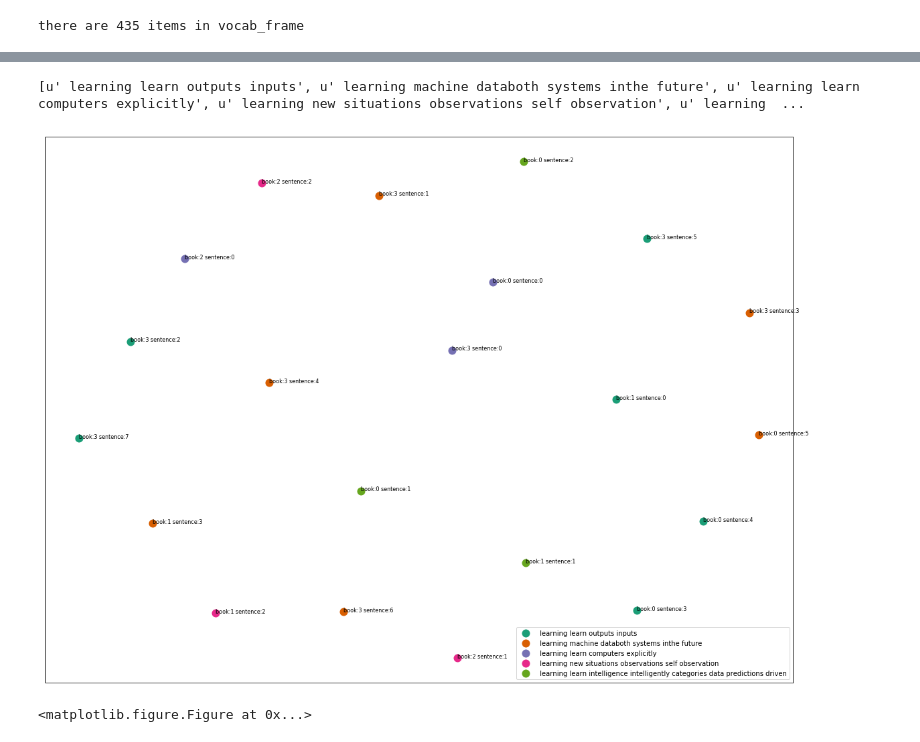
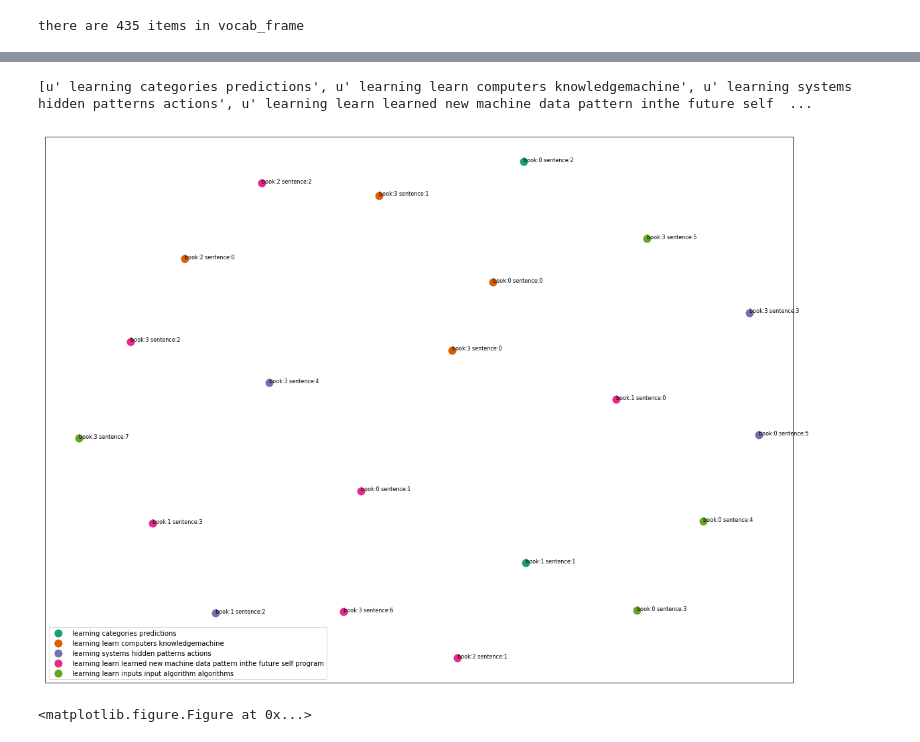
Before and after one commit to fateh288/important-highlight-multi-document, a Jupyter notebook: test1.ipynb, the cells around one changed output, grey strips where cells are left out. Cells and saved outputs as stored; diff of their text form; code cells hidden in the pictures.

Commit message:
Choosing each statement of a cluster

```diff
--- a/test1.ipynb
+++ b/test1.ipynb
@@ -183,0 +159,5 @@ print dist
+# %%
+from sklearn.decomposition import PCA
+pca=PCA(n_components=21)
+pca.fit(dist)
+print(pca.explained_variance_ratio_)
@@ -241,28 +228,33 @@ cluster_colors = {0: '#1b9e77', 1: '#d95f02', 2: '#7570b3', 3: '#e7298a', 4: '#6
 
 #set up cluster names using a dict
 # %%
-cluster_names = []
+clusterNames = []
+tempClusterStatements = []
 for i in range(0,numClusters,1) :
-    cluster_names.append("")
+    clusterNames.append("")
+    tempClusterStatements.append("")
 from gensim.summarization import keywords, summarize
 clusterStatements = []
 for i in range(0,numClusters,1) :
-    clusterStatements.append("")
+    clusterStatements.append([])
+# for i in range(0,numClusters,1) :
+#     clusterStatements.append("")
 #print clusterStatements
-for i in range(0, 19, 1) :
-    clusterStatements[clusters[i]] += paragraphs[i]
+for i in range(0, len(paragraphs), 1) :
+    clusterStatements[clusters[i]].append(paragraphs[i])
+    tempClusterStatements[clusters[i]] += paragraphs[i]
 for i in range(0, numClusters, 1) :
-    temp = keywords(clusterStatements[i])
+    temp = keywords(tempClusterStatements[i])
     # while len(temp)>60 :
     #     temp = keywords(temp)
     temp=temp.replace('\n',' ').split(' ')
     #print temp
     #print len(temp)
     for j in range(0, len(temp), 1) :
-        cluster_names[i] += " " + temp[j]
-print cluster_names
+        clusterNames[i] += " " + temp[j]
+print clusterNames
 # %% [output]
-[u' learning learn outputs inputs', u' learning machine databoth systems inthe future', u' learning learn computers explicitly', u' learning new situations observations self observation', u' learning  ...
+[u' learning categories predictions', u' learning learn computers knowledgemachine', u' learning systems hidden patterns actions', u' learning learn learned new machine data pattern inthe future self  ...
 # %%
 import os  # for os.path.basename
 
@@ -300,36 +292,36 @@ ax.margins(0.05) # Optional, just adds 5% padding to the autoscaling
 #note that I use the cluster_name and cluster_color dicts with the 'name' lookup to return the appropriate color/label
 for name, group in groups:
     ax.plot(group.x, group.y, marker='o', linestyle='', ms=12,
-            label=cluster_names[name], color=cluster_colors[name],
+            label=clusterNames[name], color=cluster_colors[name],
             mec='none')
     ax.set_aspect('auto')
     ax.tick_params(\
         axis= 'x',          # changes apply to the x-axis
         which='both',      # both major and minor ticks are affected
         bottom='off',      # ticks along the bottom edge are off
         top='off',         # ticks along the top edge are off
         labelbottom='off')
     ax.tick_params(\
         axis= 'y',         # changes apply to the y-axis
         which='both',      # both major and minor ticks are affected
         left='off',      # ticks along the bottom edge are off
         top='off',         # ticks along the top edge are off
         labelleft='off')
 
 ax.legend(numpoints=1)  #show legend with only 1 point
 
 #add label in x,y position with the label as the film title
 for i in range(len(df)):
     ax.text(df.ix[i]['x'], df.ix[i]['y'], df.ix[i]['topics'], size=8)
 
 
 
 plt.show() #show the plot
 
 #uncomment the below to save the plot if need be
 plt.savefig('clusters_small_noaxes.png', dpi=200)
 # %% [output]
-[figure, old version]
+[figure, new version]
 <matplotlib.figure.Figure at 0x...>
 # %%
 from scipy.cluster.hierarchy import ward, dendrogram
```
Also changed, not shown: parts of 9 cells of this notebook, 1 other file.
